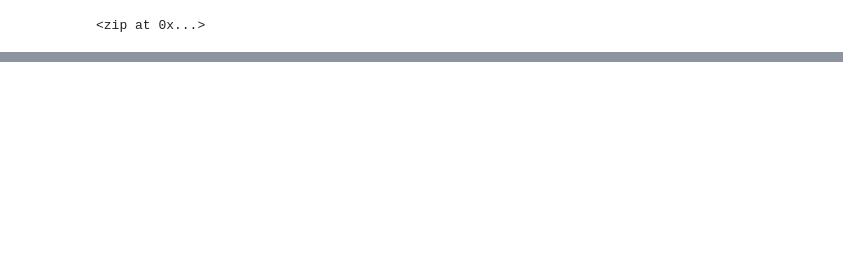
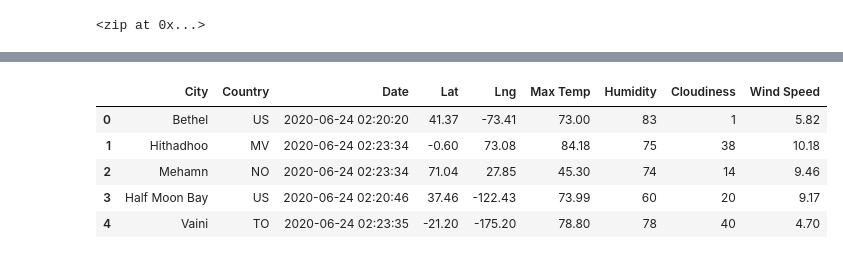
Before and after one commit to jjin92/World_Weather_Analysis, a Jupyter notebook: WeatherPy.ipynb, the cells around one changed output, grey strips where cells are left out. Saved outputs shown, nothing was run; the diff lists cells and outputs as text; code cells hidden in the pictures; blank space fills up the shorter version.

```diff
--- a/WeatherPy.ipynb
+++ b/WeatherPy.ipynb
@@ -31,0 +142,11 @@ len(cities)
+# %%
+new_column_order = ["City", "Country", "Date", "Lat", "Lng", "Max Temp", "Humidity", "Cloudiness", "Wind Speed"]
+city_data_df = city_data_df[new_column_order]
+city_data_df.head()
+# %% [output]
+|  | City | Country | Date | Lat | Lng | Max Temp | Humidity | Cloudiness | Wind Speed |
+| 0 | Bethel | US | 2020-06-24 02:20:20 | 41.37 | -73.41 | 73.00 | 83 | 1 | 5.82 |
+| 1 | Hithadhoo | MV | 2020-06-24 02:23:34 | -0.60 | 73.08 | 84.18 | 75 | 38 | 10.18 |
+| 2 | Mehamn | NO | 2020-06-24 02:23:34 | 71.04 | 27.85 | 45.30 | 74 | 14 | 9.46 |
+| 3 | Half Moon Bay | US | 2020-06-24 02:20:46 | 37.46 | -122.43 | 73.99 | 60 | 20 | 9.17 |
+| 4 | Vaini | TO | 2020-06-24 02:23:35 | -21.20 | -175.20 | 78.80 | 78 | 40 | 4.70 |
```
Also changed, not shown: parts of 8 cells of this notebook, 3 other files.
